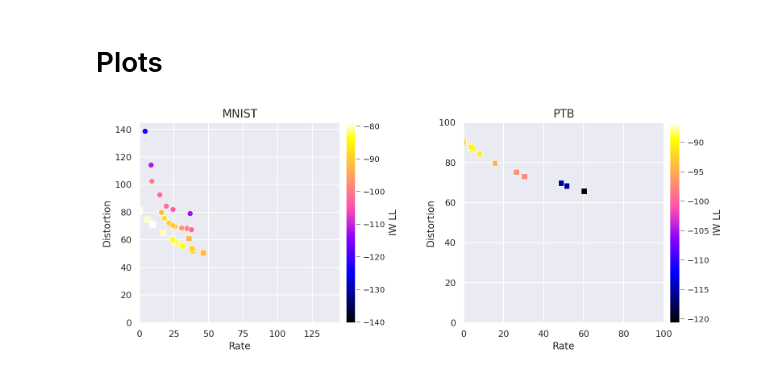
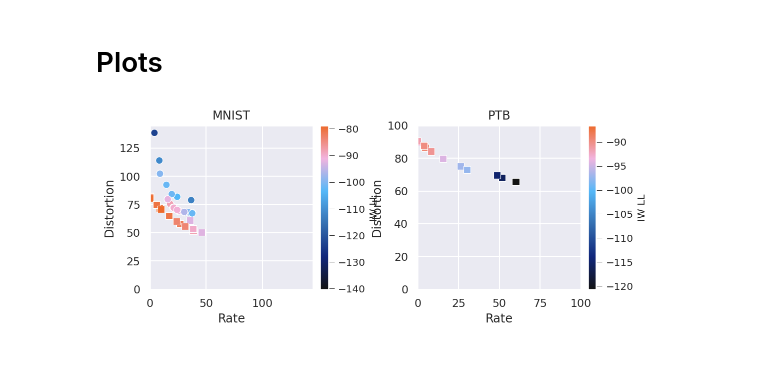
Before and after one commit to ClaartjeBarkhof/bayesian-statistical-criticism-vae, a Jupyter notebook: analysis/general_performance.ipynb, the cells around one changed output. Cells and saved outputs as stored; diff of their text form; code cells hidden in the pictures.

```diff
--- a/analysis/general_performance.ipynb
+++ b/analysis/general_performance.ipynb
@@ -10,8 +10,14 @@ from analysis_run_postprocessing.general_postprocessing_steps import *
 %matplotlib inline
 
 import matplotlib.pyplot as plt
+from cycler import cycler
 import seaborn as sns; sns.set()
 import pandas as pd
+
+# c_cycler, cmap
+from plot_utils import *
+
+plt.rc('axes', prop_cycle=c_cycler)
 
 DEVICE = "cuda:0"
 EXPORT_DIR = f"{CODE_DIR}/analysis_run_postprocessing/run_postprocess_files"
@@ -179,21 +187,21 @@ markers = {
     'strong_distil_roberta_decoder': "s"
 }
 
-fig, axs = plt.subplots(ncols=2, figsize=(12, 5)) # gridspec_kw={'width_ratios': [1, 0.1, 1, 0.1]}
+fig, axs = plt.subplots(ncols=2, figsize=(8, 4)) # gridspec_kw={'width_ratios': [1, 0.1, 1, 0.1]}
 
 for i, (group_name, group_df) in enumerate(data.groupby("image_or_language")):
 
     if group_name == "language":
-        axs[i].set_title("PTB", size=14)
+        axs[i].set_title("PTB", size=12)
     else:
-        axs[i].set_title("MNIST", size=14)
+        axs[i].set_title("MNIST", size=12)
 
     sns.scatterplot(
         x="kl_prior_post",
         y="distortion",
         hue="IW LL",
         markers=markers,
-        palette="gnuplot2",
+        palette=cmap, #"gnuplot2"
         style="decoder",
         s=50.,
         ax=axs[i],
@@ -203,34 +211,34 @@ for i, (group_name, group_df) in enumerate(data.groupby("image_or_language")):
     axs[i].set_xlabel("Rate")
     axs[i].set_ylabel("Distortion")
 
     if group_name == "language":
         upper_lim = 100
     else:
         upper_lim = 145
 
     axs[i].set_xlim([0, upper_lim])
     axs[i].set_ylim([0, upper_lim])
 
     axs[i].set_aspect("equal")
 
     norm = plt.Normalize(group_df['IW LL'].min(), group_df['IW LL'].max())
-    sm = plt.cm.ScalarMappable(cmap="gnuplot2", norm=norm)
+    sm = plt.cm.ScalarMappable(cmap=cmap, norm=norm) #"gnuplot2"
     sm.set_array([])
 
     # Remove the legend and add a colorbar
     axs[i].get_legend().remove()
 
     #fig.colorbar(sm, cax=axs[i*2+1], orientation='vertical')
     #axs[i*].tick_params(labelsize=8)
 
     divider = make_axes_locatable(axs[i])
     cax = divider.append_axes('right', size='5%', pad=0.1)
     cax.tick_params(labelsize=10, width=0.5)
 
     fig.colorbar(sm, cax=cax, orientation='vertical')
-    cax.set_ylabel("IW LL", size=12)
+    cax.set_ylabel("IW LL", size=10)
 
 fig.subplots_adjust(wspace=0.5)
 # %% [output]
-[figure, old version]
+[figure, new version]
 # %%
```
Also changed, not shown: parts of 7 cells of this notebook, 6 other files.
